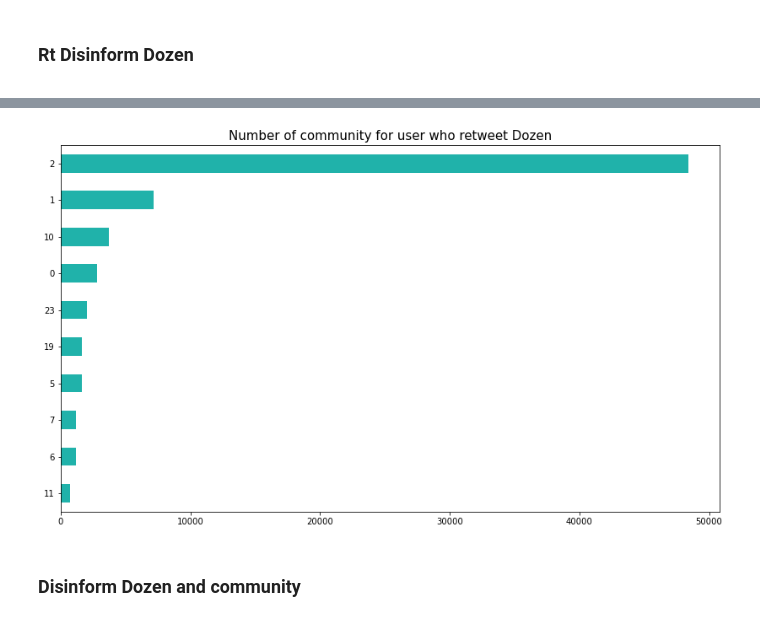
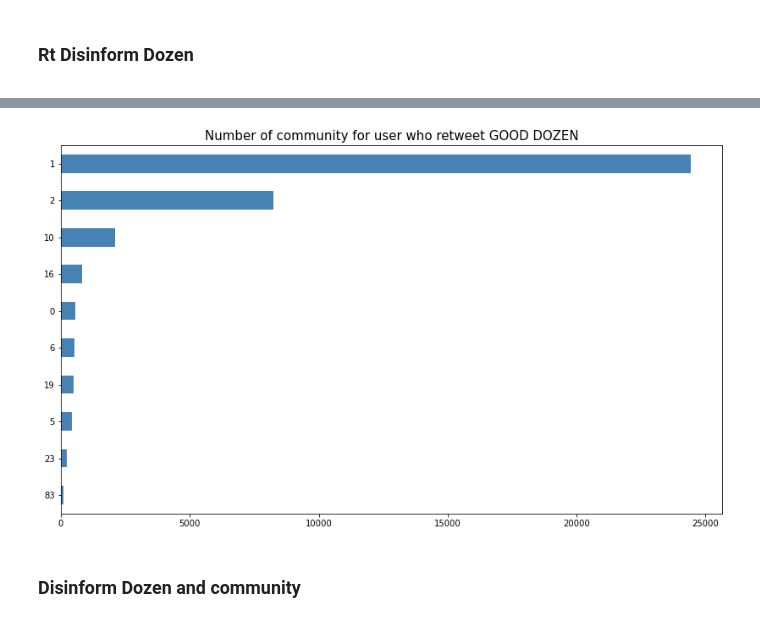
Before and after one commit to gi-ux/BachelorProject, a Jupyter notebook: notebook/Retweet_Network.ipynb, the cells around one changed output, grey strips where cells are left out. Cells and saved outputs as stored; diff of their text form; code cells hidden in the pictures.

Commit message:
New file for dozen comparison

```diff
--- a/notebook/Retweet_Network.ipynb
+++ b/notebook/Retweet_Network.ipynb
@@ -173,3 +173,4 @@ path_ccdh_rt = glob.glob("C:/Users/Gianluca/Desktop/Supsi/Git/BachelorProject/la
 path_disinform = glob.glob("C:/Users/Gianluca/Desktop/Supsi/Git/BachelorProject/csv/")
 # %%
 ccdh_rt = pd.read_csv(path_ccdh_rt[0] + "retweet_users_ccdh.csv")
+good_rt = pd.read_csv(path_ccdh_rt[0] + "rt_good.csv")
@@ -192,8 +177,17 @@ ccdh_rt
 # %%
 ccdh_rt_flt = ccdh_rt[ccdh_rt.user_screen_name.isin([x for x in louvain])]
+good_rt_flt = good_rt[good_rt.user_screen_name.isin([x for x in louvain])]
 # %%
 disinform = pd.read_csv(path_disinform[0] + "disinformation_users.csv")
 good_dozen = pd.read_csv(path_disinform[0] + "good_dozen.csv")
 # %% [markdown]
 ### Stats
 <a id="stats"/>
+# %%
+total_users = len(louvain)
+total_rt_good = len(good_rt)
+found_good = len(good_rt_flt)
+cont = 0
+for i in louvain:
+    if(louvain.get(i) == 1):
+        cont = cont + 1
@@ -233,13 +239,21 @@ Time:  0.09534199999870907
 # %%
+community = []
+name = []
+rt = []
+for i in good_rt_flt["user_screen_name"]:
+    if i in louvain:
+        rt.append((i, louvain.get(i)))
+for i in range(len(rt)):
+    community.append(rt[i][1])
 val = pd.Series(community)
 val = val.value_counts().sort_values(ascending=False)
 fig = plt.figure(figsize=(14, 8))
-ax = val[:10].plot(kind='barh', color='lightseagreen', fig=(14,14)) #orange #lightseagreen
-ax.set_title('Number of community for user who retweet Dozen', fontsize=15)
+ax = val[:10].plot(kind='barh', color='steelblue', fig=(14,14)) #orange #lightseagreen
+ax.set_title('Number of community for user who retweet GOOD DOZEN', fontsize=15)
 ax.invert_yaxis()
 plt.show()
 # %% [output]
-[figure, old version]
+[figure, new version]
 # %% [markdown]
 ### Disinform Dozen and community
 <a id="dozen_comm"/>
```
Also changed, not shown: parts of 22 cells of this notebook, 3 other files.
